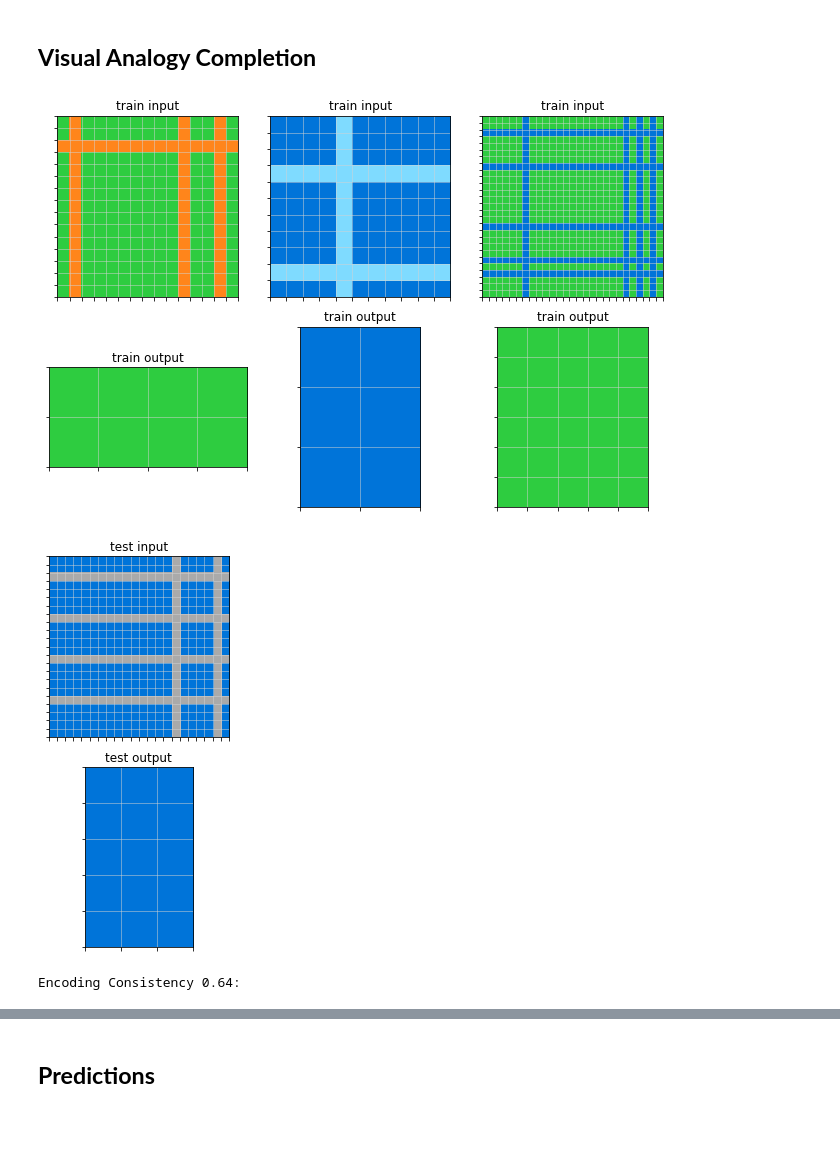
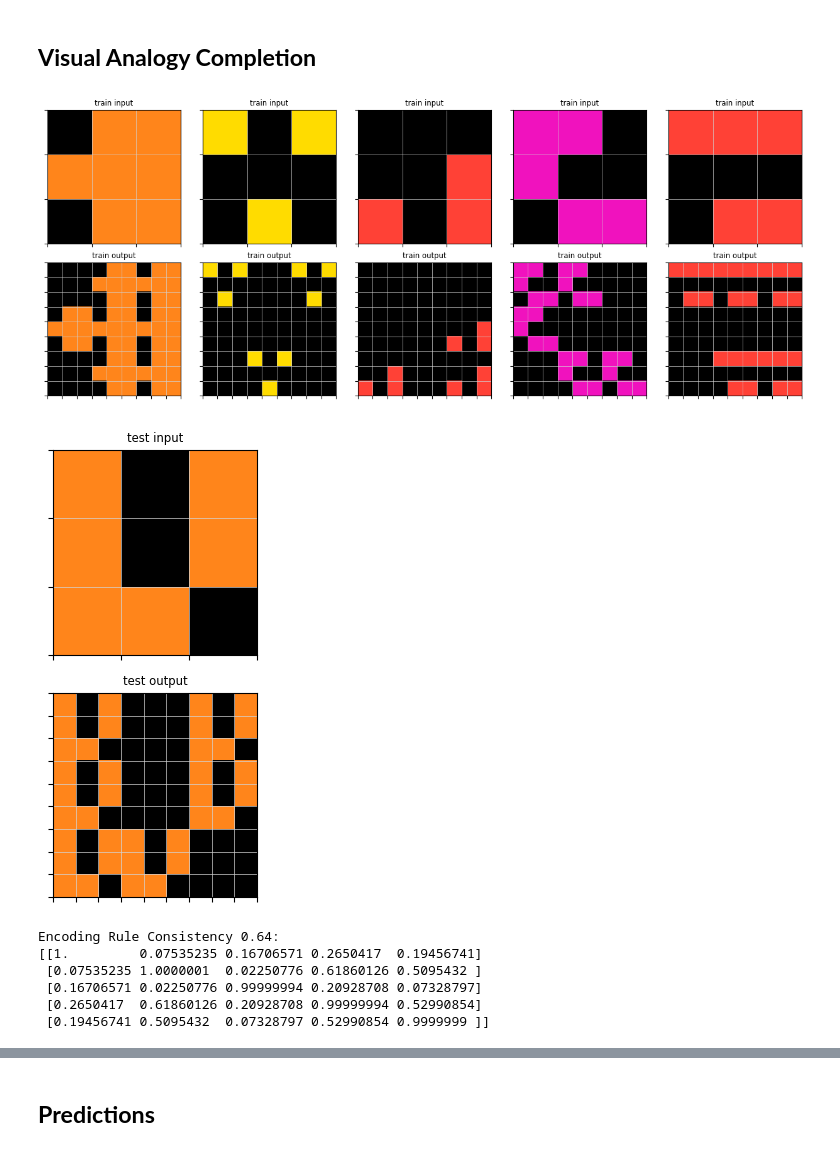
Before and after one commit to foger3/ARC_DeepLearning, a Jupyter notebook: model/ARC_DL.ipynb, the cells around one changed output, grey strips where cells are left out. Saved outputs shown, nothing was run; the diff lists cells and outputs as text; code cells hidden in the pictures; blank space fills up the shorter version.

Commit message:
Cosine Similarity Matrix for Rule Vectors of Item

```diff
--- a/model/ARC_DL.ipynb
+++ b/model/ARC_DL.ipynb
@@ -47,13 +48,13 @@ Mounted at /content/drive
 
 Various helper functions, assisting with plotting, padding, scaling, one-hot encoding, and augmentation of tasks.
 # %%
-def plot_one(task, ax, i, train_or_test, input_or_output='reconstruction'):
+def plot_one(task, ax, i, train_or_test, input_or_output='example'):
     cmap = colors.ListedColormap(
     ['#000000', '#0074D9','#FF4136','#2ECC40','#FFDC00',
      '#AAAAAA', '#F012BE', '#FF851B', '#7FDBFF', '#870C25'])
     norm = colors.Normalize(vmin=0, vmax=9)
 
-    if input_or_output == 'reconstruction':
+    if input_or_output == 'example':
         input_matrix = task
     elif input_or_output == 'prediction':
         input_matrix = test_predictions[i]
@@ -66,14 +67,14 @@ def plot_one(task, ax, i, train_or_test, input_or_output='reconstruction'):
     ax.set_xticks([x-0.5 for x in range(1+len(input_matrix[0]))])
     ax.set_xticklabels([])
     ax.set_yticklabels([])
-    ax.set_title(train_or_test + ' ' + input_or_output)
+    ax.set_title(train_or_test + ' ' + input_or_output, size='small')
 
 # For single ARC matrices use the following for plotting:
 # plot_one(X, ax=None, i=None, train_or_test='anything', input_or_output='single')
 
 def plot_task(task, idx):
     num_train = len(task['train'])
-    fig, axs = plt.subplots(2, num_train, figsize=(3*num_train,3*2))
+    fig, axs = plt.subplots(2, num_train, figsize=(2.5*num_train,2.5*2))
     for i in range(num_train):
         plot_one(task, axs[0,i], i, 'train', 'input')
         plot_one(task, axs[1,i], i, 'train', 'output')
@@ -82,7 +83,7 @@ def plot_task(task, idx):
 
     num_test = len(task['test'])
     num_outp = len(task['test'][0])
-    fig, axs = plt.subplots(2, num_test, figsize=(3*num_test,3*2))
+    fig, axs = plt.subplots(2, num_test, figsize=(2.5*num_test,2.5*2))
     if num_test == 1:
         plot_one(task, axs[0], 0, 'test', 'input')
         if num_outp > 1:
@@ -112,13 +113,13 @@ def plot_pix_acc(X_inp, X_out):
     per_diff = [x / 900 for x in raw_diff]
     m = np.mean(per_diff)
 
-    fig, ax = plt.subplots(figsize=(15,7))
+    fig, ax = plt.subplots(figsize=(11,5))
     plt.plot(per_diff, color='steelblue', marker='.', linewidth=0)
     plt.axhline(m, xmax = len(per_diff), color='firebrick')
-    plt.title(f'Accuracy of Task Reconstruction (Tasks:{len(per_diff)})', size='large')
+    plt.title(f'Accuracy of Task Reconstruction (Tasks:{len(per_diff)})', size='medium')
     plt.xlabel('Case')
     plt.ylabel('Correct Pixel (%)')
-    plt.text(len(per_diff)/2, m+0.01, f'{m.round(2)*100}%', size='large', weight='bold')
+    plt.text(len(per_diff)/2, m+0.01, f'{m.round(2)*100}%', size='medium', weight='bold')
     plt.gca().yaxis.set_major_formatter(mtick.PercentFormatter(xmax=max([1])))
     plt.margins(x=0.01)
     plt.show()
@@ -134,10 +135,10 @@ def plot_pix_heatmap(X_inp, X_out):
 
     pix_sum = np.sum(pix_diff, axis=0)
 
-    fig, ax = plt.subplots(figsize=(7,7))
+    fig, ax = plt.subplots(figsize=(5,5))
     heatmap = sns.heatmap(pix_sum, cmap='inferno_r', square=True) # oder viridis_r
-    plt.title('Accuracy of Individual Pixel Reconstruction', size='large', y=1.04)
-    plt.text(0.2, 32, f'Number of 100% Correct Pixels: {np.count_nonzero((pix_sum == len(X_inp)))}', size='large')
+    plt.title('Accuracy of Individual Pixel Reconstruction', size='medium', y=1.04)
+    plt.text(0.2, 32, f'Number of 100% Correct Pixels: {np.count_nonzero((pix_sum == len(X_inp)))}', size='medium')
     plt.axis('off')
     plt.show()
 # %%
@@ -456,6 +460,6 @@ Augmentation: Midpoint Mirroring
 # %%
 # Showcase Padding, One-Hot Encoding, Dimensionality, and Augmentation with regards to Colors
-fig, axs = plt.subplots(2, 5, figsize=(20,8))
+fig, axs = plt.subplots(2, 5, figsize=(15, 6))
 for i in range(5):
     idx = random.randrange(len(train_set.X))
     plot_one(reverse_one_hot_encoder(train_set.X[idx]), axs[0,i], i, 'input')
@@ -601,7 +599,7 @@ Evaluating the above training through means of auxillary tools:
 3. Heatmap illustrating individual pixel accuracy
 # %%
 # Load model for testing
-model_vae = torch.load('/content/drive/MyDrive/Thesis_LucaThoms/Models/model_64_bce_4k_2s_wd02.pt', map_location=torch.device(device))
+model_vae = torch.load('/content/drive/MyDrive/Thesis_LucaThoms/Models/model_64_c.pt', map_location=torch.device(device))
 
 # Create lists to store input and output (reconstructions)
 X_inp = []
@@ -622,7 +620,7 @@ def validate(model, eval_loader):
 X_inp, X_out = validate(model_vae, eval_loader)
 # %%
 # Visualize five random tasks and their respective reconstructions (output)
-fig, axs = plt.subplots(2, 5, figsize=(20,8))
+fig, axs = plt.subplots(2, 5, figsize=(15, 6))
 for i in range(5):
     idx = random.randrange(len(X_inp))
     plot_one(X_inp[idx], axs[0,i], i, 'input')
@@ -735,14 +741,20 @@ Z_sol_i, Z_sol_r, Z_cons = visual_analogy(model_vae, test_set_few, test_set_sol,
 # %%
-idx = 20
+idx = 0
 
+# Plot ARC item & Prediction on Open Test Input
 plot_ARC(idx, path='training')
-# Visualize five random tasks and their respective reconstructions (output)
-fig, axs = plt.subplots(2, 1, figsize=(8, 8))
-for i in range(1):
-    print('Encoding Consistency {0:.{1}f}:'.format(Z_cons[idx], 2))
-    plot_one(reverse_one_hot_encoder(Z_sol_i[idx].squeeze().cpu().numpy()), axs[0], i, 'input')
-    plot_one(reverse_one_hot_encoder(Z_sol_r[idx].squeeze().cpu().numpy()), axs[1], i, 'output')
+fig, axs = plt.subplots(2, 1, figsize=(6, 6))
+plot_one(reverse_one_hot_encoder(Z_sol_i[idx].squeeze().cpu().numpy()), axs[0], 0, 'input')
+plot_one(reverse_one_hot_encoder(Z_sol_r[idx].squeeze().cpu().numpy()), axs[1], 0, 'output')
+
+print('Encoding Rule Consistency {0:.{1}f}:'.format(Z_rule[idx], 2))
+print(Z_cons[idx])
 # %% [output]
-[figure, old version]
+[figure, new version]
-[figure, old version]
+[figure, new version]
-Encoding Consistency 0.64:
+Encoding Rule Consistency 0.64:
+[[1.         0.07535235 0.16706571 0.2650417  0.19456741]
+ [0.07535235 1.0000001  0.02250776 0.61860126 0.5095432 ]
+ [0.16706571 0.02250776 0.99999994 0.20928708 0.07328797]
+ [0.2650417  0.61860126 0.20928708 0.99999994 0.52990854]
+ [0.19456741 0.5095432  0.07328797 0.52990854 0.9999999 ]]
```
Also changed, not shown: parts of 12 cells of this notebook.
